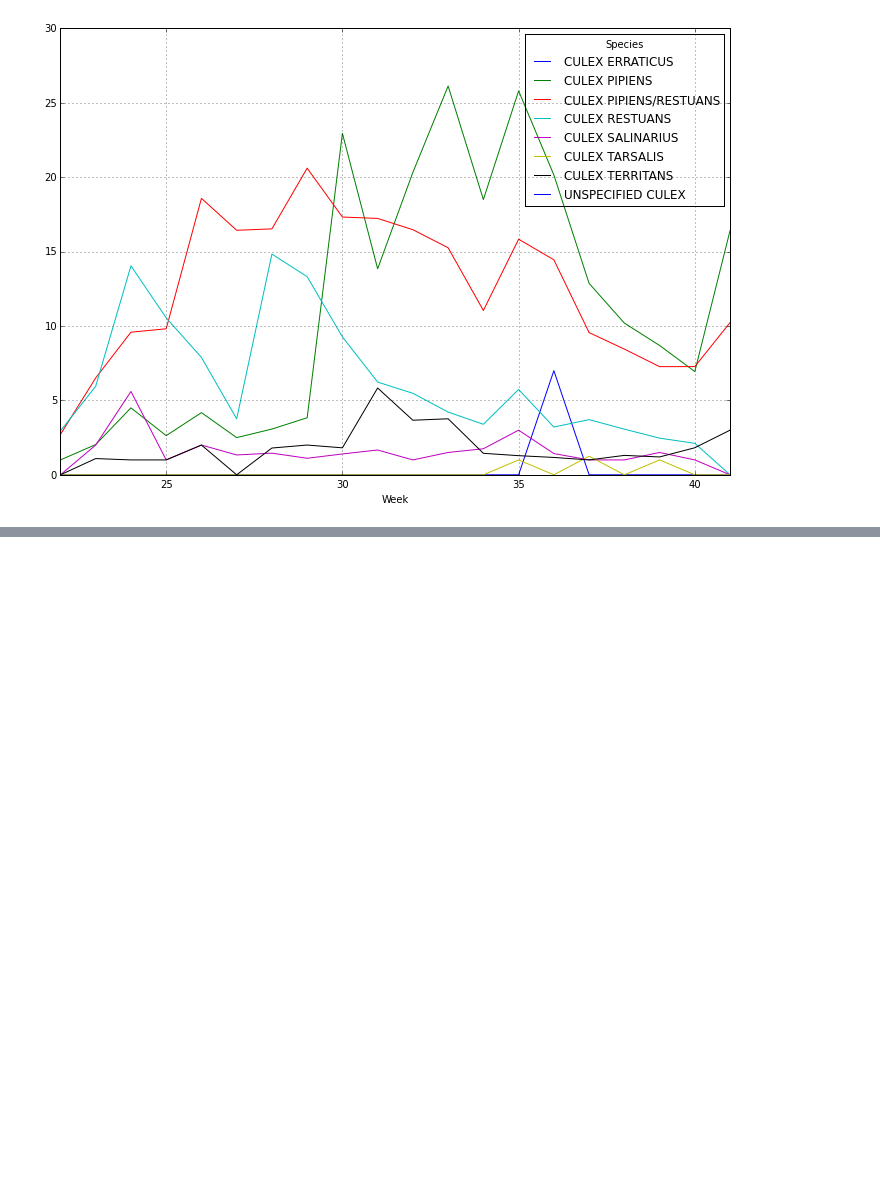
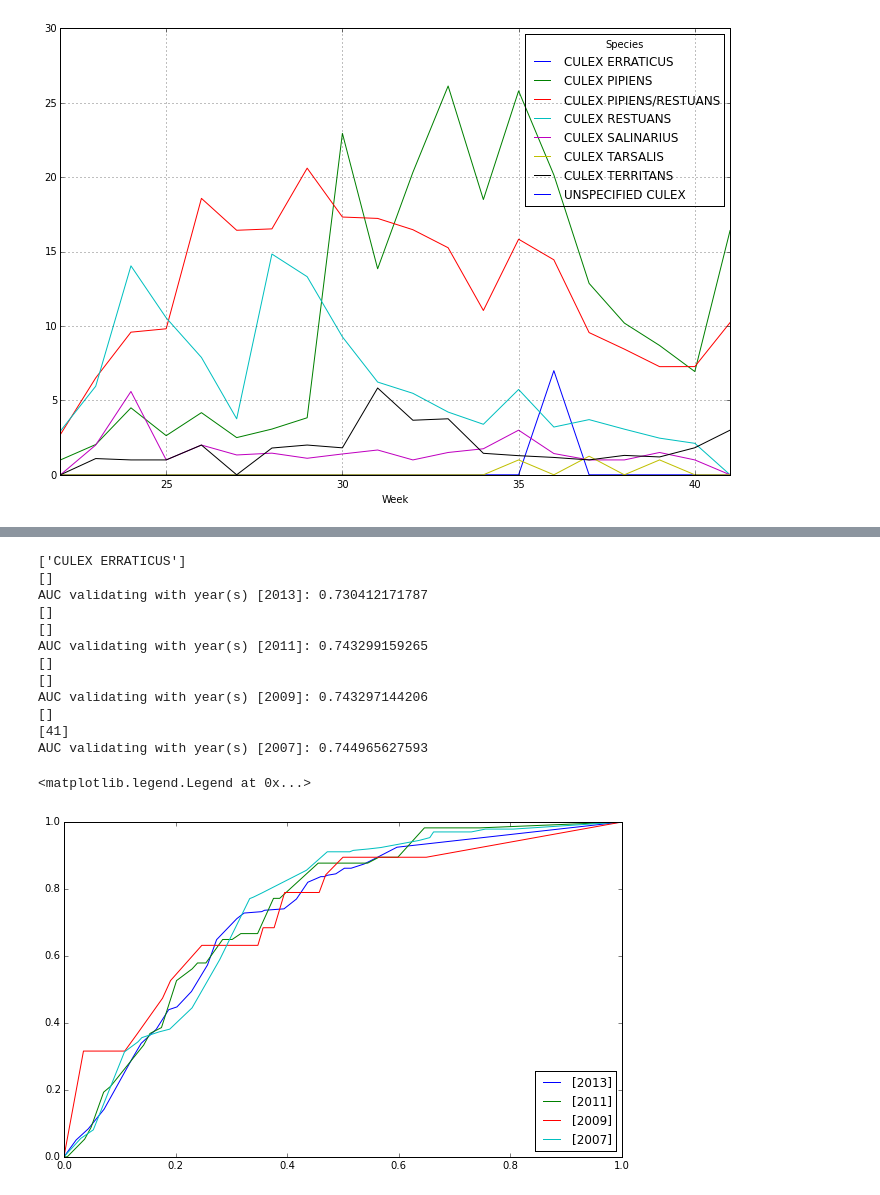
Before and after one commit to inmidvideo/kaggle-west-nile, a Jupyter notebook: src/exploring_dw.ipynb, the cells around one changed output, grey strips where cells are left out. Cells and saved outputs as stored; diff of their text form; code cells hidden in the pictures; blank space fills up the shorter version.

Commit message:
extra data

```diff
--- a/src/exploring_dw.ipynb
+++ b/src/exploring_dw.ipynb
@@ -17,6 +23,8 @@ test = pd.read_csv('../input/test.csv', parse_dates=['Date'], date_parser=date_p
 
 weather = pd.read_csv('../input/weather.csv', index_col=1, parse_dates=['Date'], date_parser=date_parser)[['Station', 'Tmax', 'Tmin', 'Tavg', 'DewPoint', 'WetBulb', 'Cool', 'PrecipTotal', 'StnPressure', 'SeaLevel', 'ResultSpeed', 'ResultDir', 'AvgSpeed']]
 # %%
+labels = pd.Series(train['WnvPresent'].values.astype(int), index=train.index)
+
 # pull some training data
 X_train = pd.DataFrame(index=train.index)
 X_train['Week'] = train.Date.apply(lambda d: d.isocalendar()[1])
@@ -24,6 +32,9 @@ X_train['Year'] = train.Date.apply(lambda d: d.year)
 X_train['Species'] = train.Species
 X_train['NumMosquitos'] = train.NumMosquitos
 X_train['WnvPresent'] = train.WnvPresent
+
+species = pd.unique(X_train['Species'])
+weeks = pd.unique(X_train['Week'])
 # %%
 # num mosquitos by week
 g_num = X_train.groupby(['Species',  'Week'])['NumMosquitos'].agg(np.mean)
@@ -65,0 +88,59 @@ wnv_test.to_csv('../working/test_fn.csv')
+# %%
+plt.figure(figsize=(10,6))
+# iterate through years
+for ty in train_years:
+    # inverse of year list
+    yt = list(set(years) - set(ty))
+
+    # get raw data
+    train_mask = X_train['Year'].isin(ty)
+    test_mask = X_train['Year'].isin(yt)
+    Xr_train = X_train[train_mask]
+    Xr_test = X_train[test_mask]
+    y_train = labels.loc[train_mask].values
+    y_test = labels.loc[test_mask].values
+
+    # wnv by week
+    g_wnv = Xr_train.groupby(['Species', 'Week'])['WnvPresent'].agg(np.mean)
+    df_wnv = g_wnv.unstack(level=[0])
+
+    ns = list(set(species) - set(pd.unique(Xr_train['Species'])))
+    print ns
+    #df_wnv[list(set(species) - set(pd.unique(Xr_train['Species'])))] = 0.0
+    for s in ns:
+        df_wnv[s] = 0.0
+
+    nw = list(set(weeks) - set(pd.unique(Xr_train['Week'])))
+    print nw
+    for w in nw:
+        df_wnv.loc[w] = 0.0
+
+    df_wnv.fillna(0.0, inplace='True')
+
+    # predict labels
+    proba = [df_wnv.loc[row['Week'], row['Species']] for index, row in Xr_test.iterrows()]
+
+    # metrics
+    fpr, tpr, thresholds = roc_curve(y_test, proba)
+    score = auc(fpr, tpr)
+    print 'AUC validating with year(s)', str(yt) + ':', score
+
+    # plot
+    plt.plot(fpr, tpr, label=yt)
+
+plt.legend(loc=4)
+# %% [output]
+['CULEX ERRATICUS']
+[]
+AUC validating with year(s) [2013]: 0.730412171787
+[]
+[]
+AUC validating with year(s) [2011]: 0.743299159265
+[]
+[]
+AUC validating with year(s) [2009]: 0.743297144206
+[]
+[41]
+AUC validating with year(s) [2007]: 0.744965627593
+<matplotlib.legend.Legend at 0x...>
+[figure, added]
```
Also changed, not shown: parts of 6 cells of this notebook, 3 other files.
